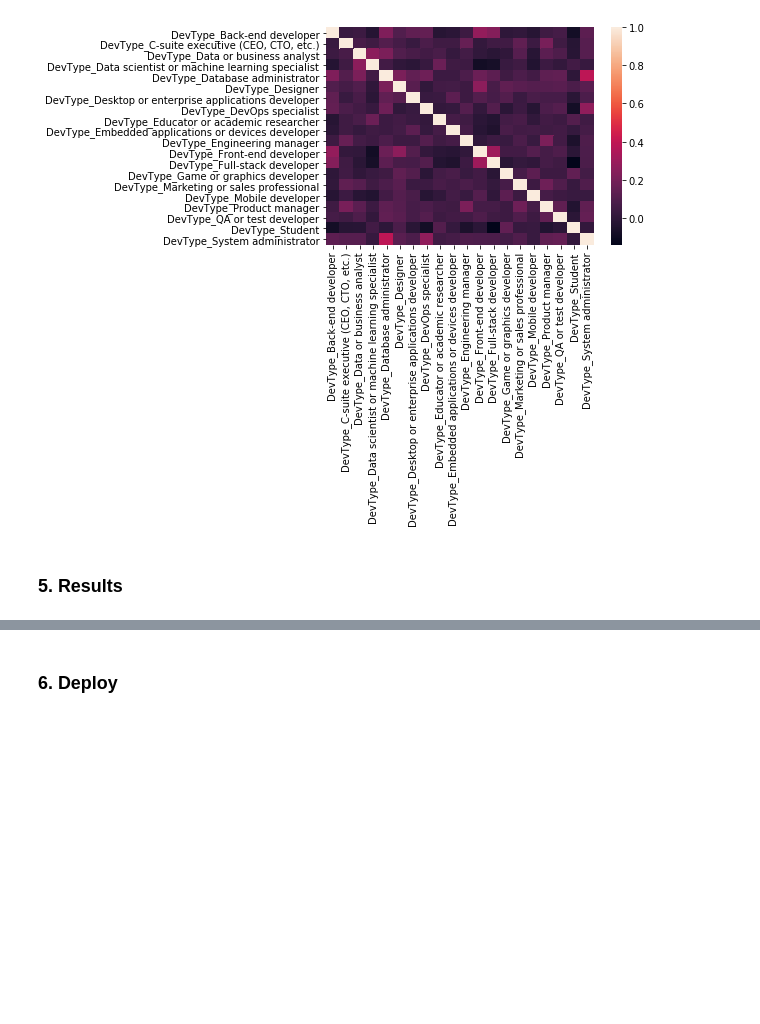
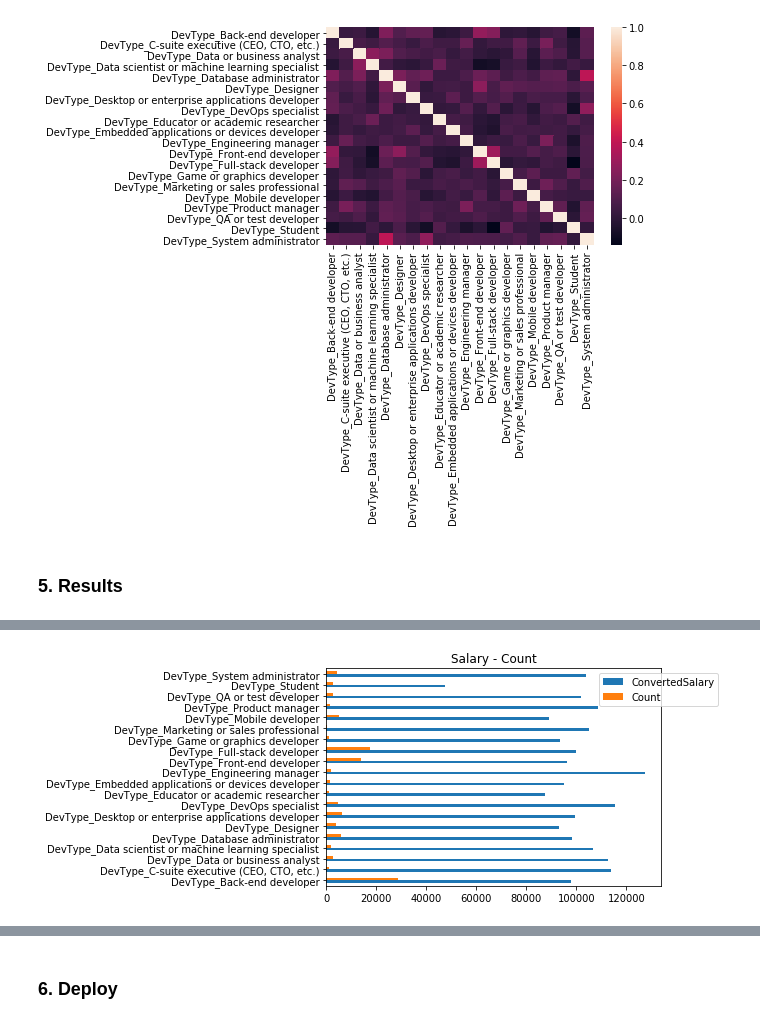
Before and after one commit to dragon7-fc/DSND-Blog-Post, a Jupyter notebook: WhatIsTheHotestJob.ipynb, the cells around one changed output, grey strips where cells are left out. Cells and saved outputs as stored; diff of their text form; code cells hidden in the pictures; blank space fills up the shorter version.

```diff
--- a/WhatIsTheHotestJob.ipynb
+++ b/WhatIsTheHotestJob.ipynb
@@ -224,0 +205,5 @@ plt.show()
+# %%
+pd.DataFrame(data={'ConvertedSalary': box_df.mean(), 'Count': box_df.count()}).plot(kind='barh').legend(bbox_to_anchor=(0.8, 1))
+plt.title("Salary - Count");
+# %% [output]
+[figure, added]
```
Also changed, not shown: parts of 7 cells of this notebook, 1 other file.
